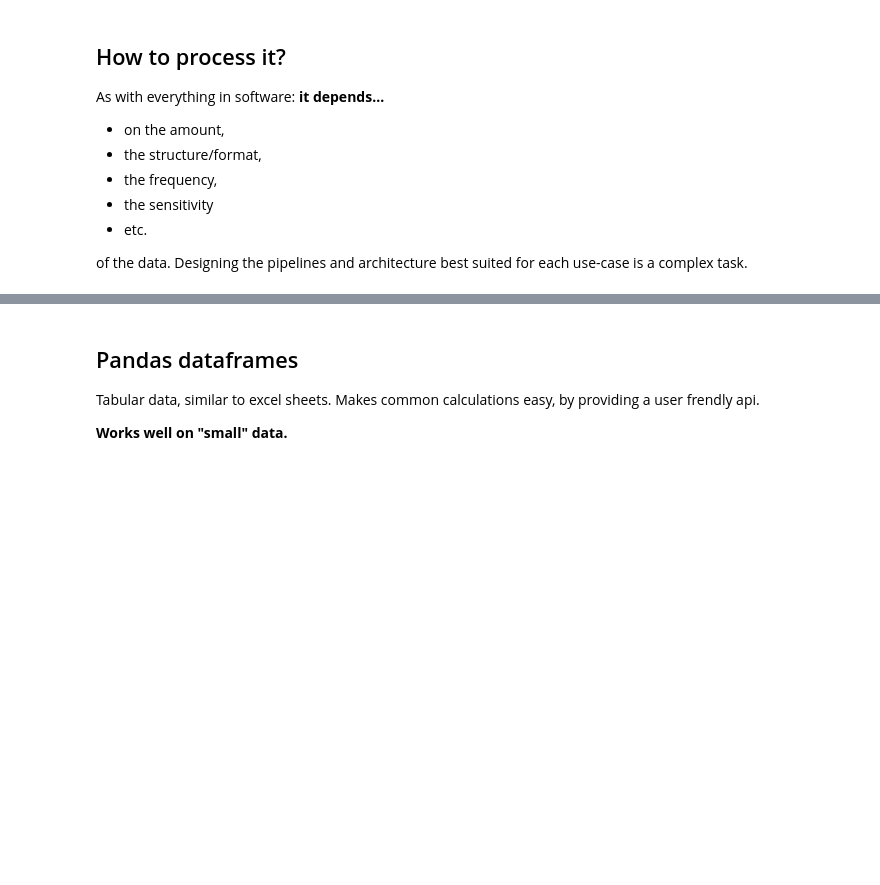
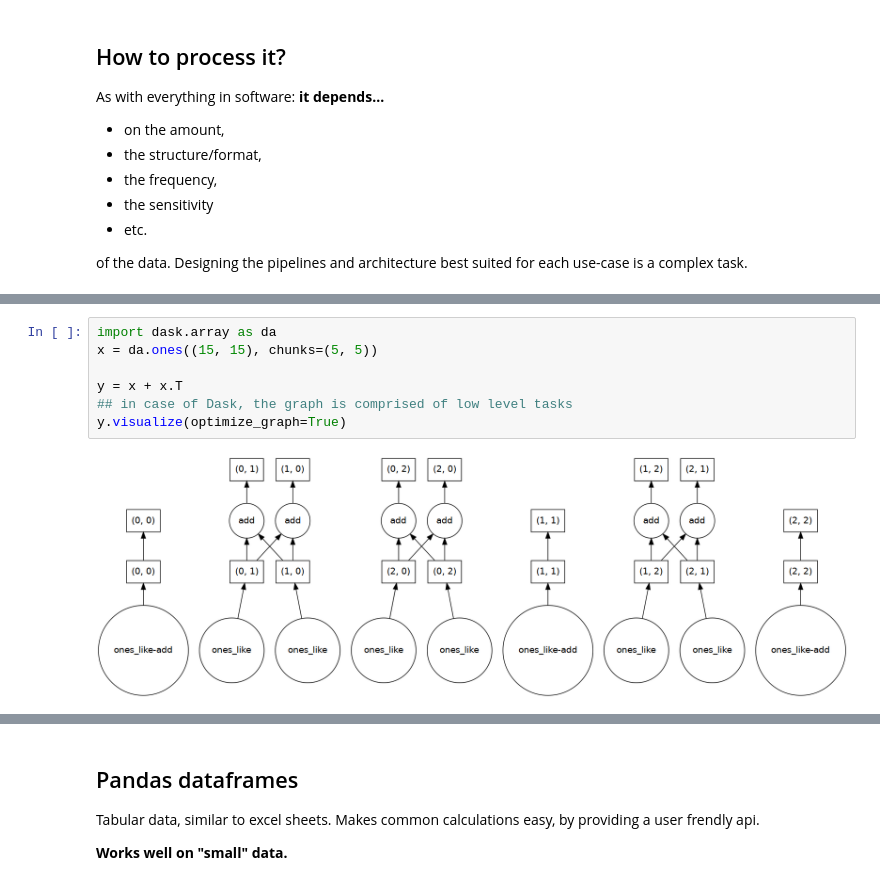
Before and after one commit to jazzysnake/metu-big-data, a Jupyter notebook: metu-demo.ipynb, the cells around one changed output, grey strips where cells are left out. Drawn from its saved outputs; the diff is of its cells as text; blank space fills up the shorter version.

```diff
--- a/metu-demo.ipynb
+++ b/metu-demo.ipynb
@@ -68,0 +104,9 @@ from colorcet import fire
+# %%
+import dask.array as da
+x = da.ones((15, 15), chunks=(5, 5))
+
+y = x + x.T
+## in case of Dask, the graph is comprised of low level tasks
+y.visualize(optimize_graph=True)
+# %% [output]
+[figure, added]
```
Also changed, not shown: parts of 32 cells of this notebook, 12 other files.
